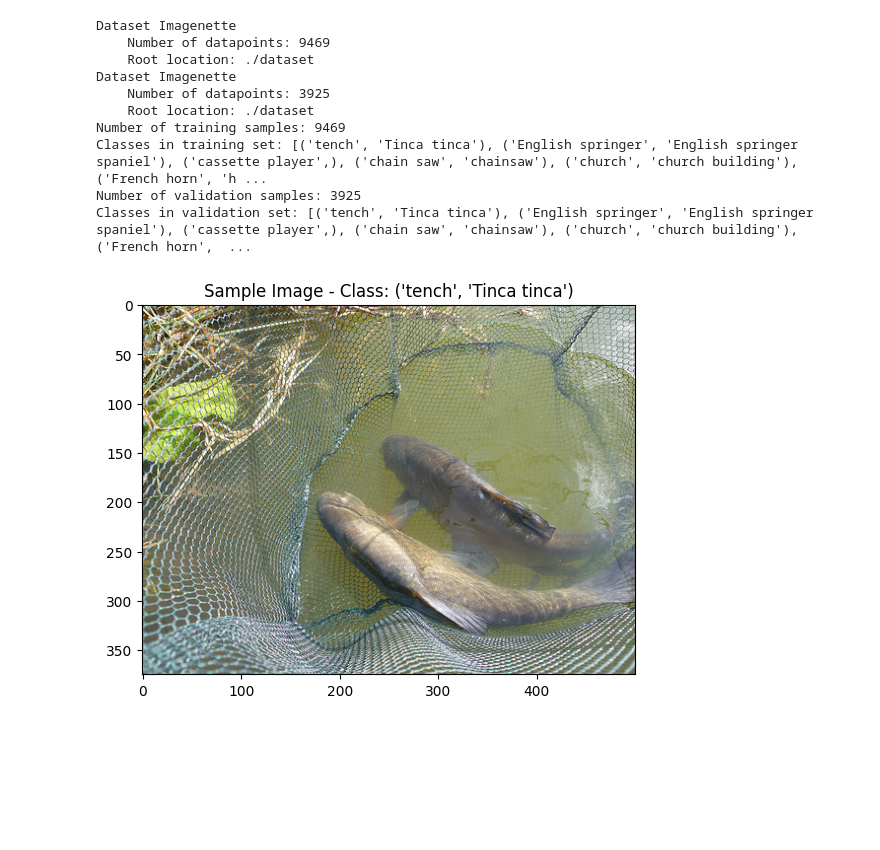
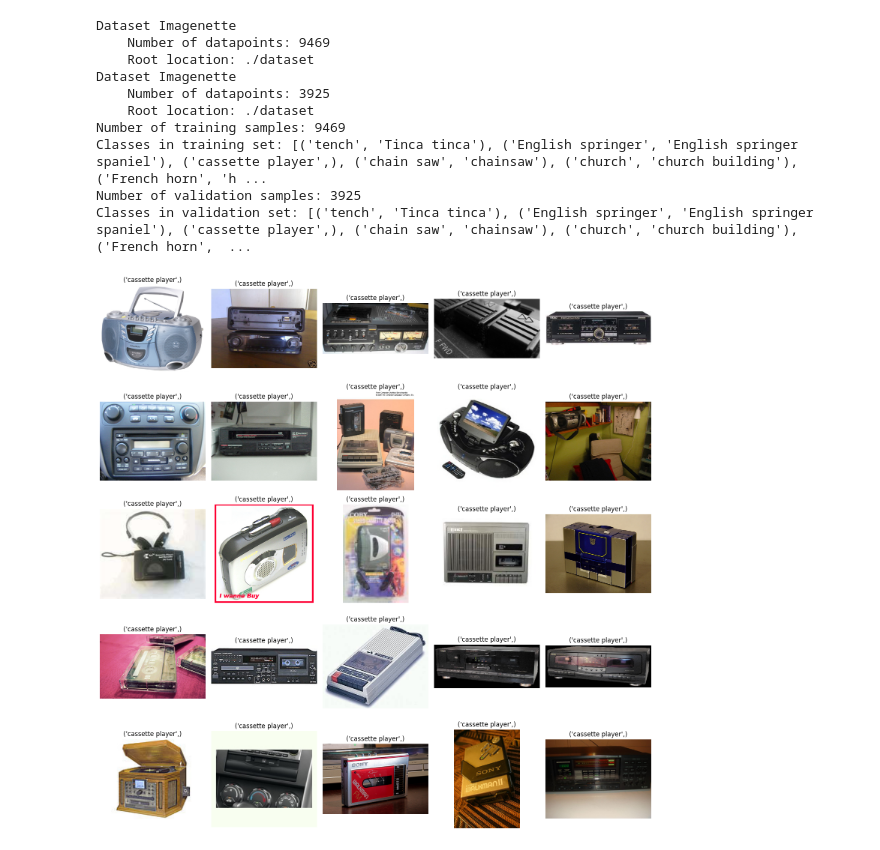
Before and after one commit to NotTheStallion/adversarial-perturbations, a Jupyter notebook: net_demo.ipynb, the cells around one changed output. Drawn from its saved outputs; the diff is of its cells as text; code cells hidden in the pictures; blank space fills up the shorter version.

Commit message:
Adding modif to datset and train

```diff
--- a/net_demo.ipynb
+++ b/net_demo.ipynb
@@ -51,29 +51,34 @@ except :
 # %%
 print(train_set)
 print(val_set)
 
 # Explore the train_set
 print(f"Number of training samples: {len(train_set)}")
 print(f"Classes in training set: {train_set.classes}")
 
 # Explore the val_set
 print(f"Number of validation samples: {len(val_set)}")
 print(f"Classes in validation set: {val_set.classes}")
 
-# Display a sample image from the training set
-sample_img, sample_label = train_set[0]
-plt.imshow(sample_img)
-plt.title(f"Sample Image - Class: {train_set.classes[sample_label]}")
+# Display 5 images of 5 classes each class in one column
+fig, axes = plt.subplots(5, 5, figsize=(15, 15))
+for i in range(25):
+    img, label = train_set[i+2000]
+    ax = axes[i // 5, i % 5]
+    ax.imshow(img)
+    ax.axis("off")
+    ax.set_title(train_set.classes[label])
+plt.tight_layout()
 plt.show()
 # %% [output]
 Dataset Imagenette
     Number of datapoints: 9469
     Root location: ./dataset
 Dataset Imagenette
     Number of datapoints: 3925
     Root location: ./dataset
 Number of training samples: 9469
 Classes in training set: [('tench', 'Tinca tinca'), ('English springer', 'English springer spaniel'), ('cassette player',), ('chain saw', 'chainsaw'), ('church', 'church building'), ('French horn', 'h ...
 Number of validation samples: 3925
 Classes in validation set: [('tench', 'Tinca tinca'), ('English springer', 'English springer spaniel'), ('cassette player',), ('chain saw', 'chainsaw'), ('church', 'church building'), ('French horn',  ...
-[figure, old version]
+[figure, new version]
```
Also changed, not shown: 1 other file.
